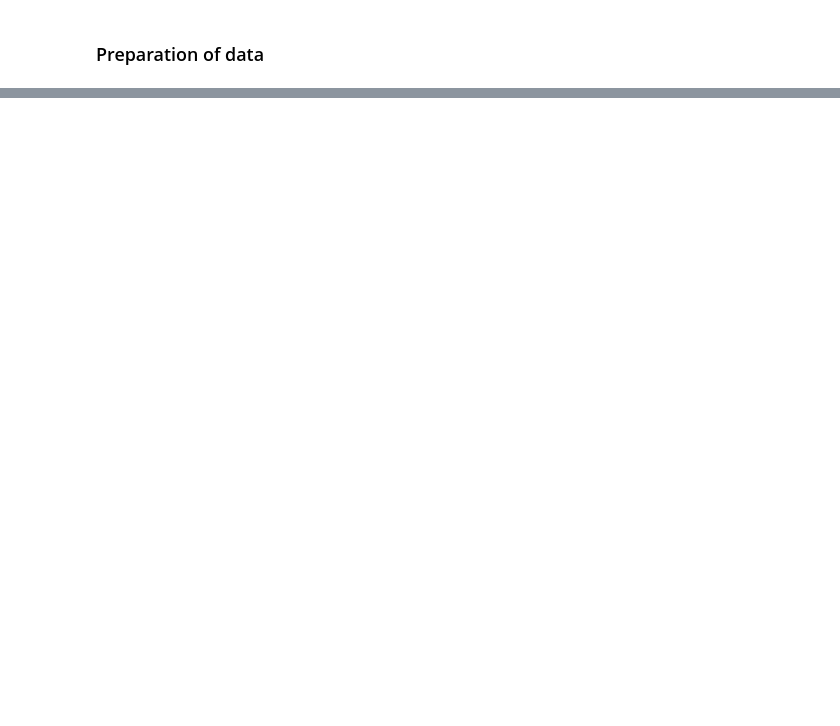
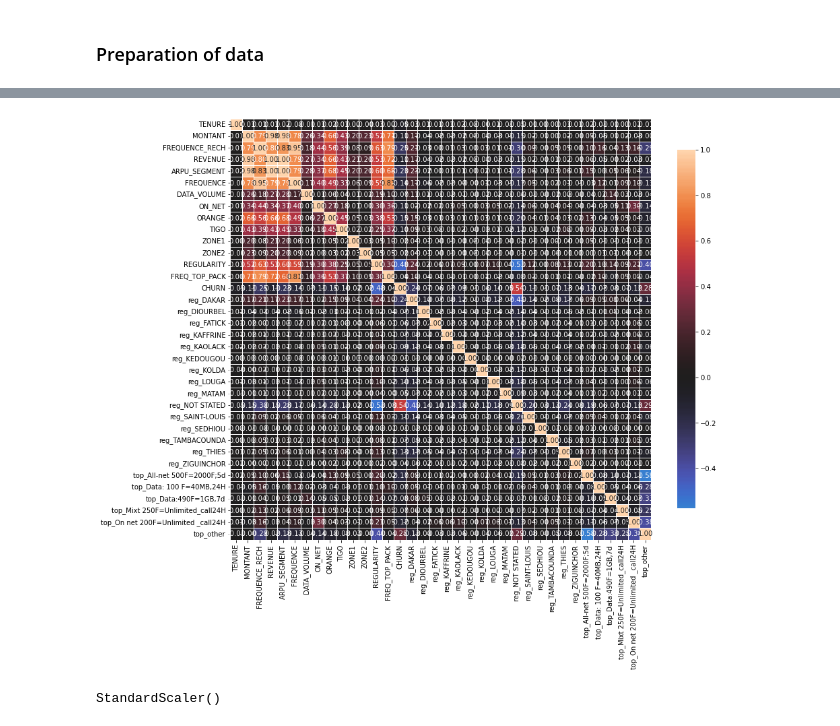
Before and after one commit to ArtemVergazov/expresso_competition, a Jupyter notebook: Final_Project.ipynb, the cells around one changed output, grey strips where cells are left out. Saved outputs shown, nothing was run; the diff lists cells and outputs as text; code cells hidden in the pictures; blank space fills up the shorter version.

```diff
--- a/Final_Project.ipynb
+++ b/Final_Project.ipynb
@@ -441,0 +524,2 @@ data_train.head(10)
+# %%
+data_train.TENURE = data_train.TENURE.astype(int)
@@ -462,0 +587,16 @@ data_train = pd.concat([data_train, encoded_features], axis=1)
+# %%
+# Drop some correlating stuff cause adds no info.
+plt.subplots(figsize=(14, 14))
+sns.heatmap(
+    data_train.corr(),
+    vmax=1.0,
+    center=0,
+    fmt='.2f',
+    square=True,
+    linewidths=.5,
+    annot=True,
+    cbar_kws={"shrink": .7}
+);
+# Drop everything close to yellow.
+# %% [output]
+[figure, added]
@@ -462,0 +613,7 @@ data_train = pd.concat([data_train, encoded_features], axis=1)
+# %%
+# Scale numerical features.
+from sklearn.preprocessing import StandardScaler
+scaler = StandardScaler()
+scaler.fit(data_processed)
+# %% [output]
+StandardScaler()
```
Also changed, not shown: parts of 55 cells of this notebook, 1 other file.
